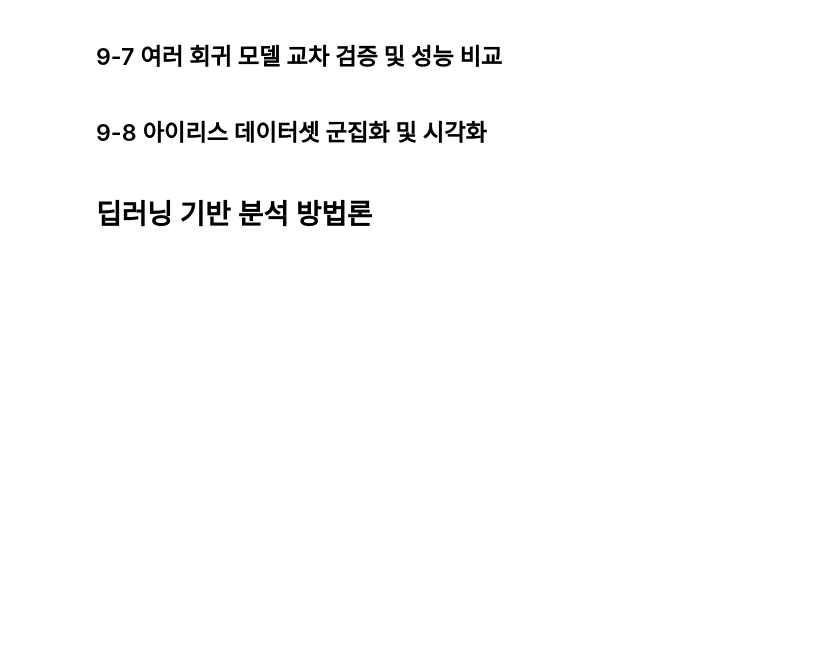
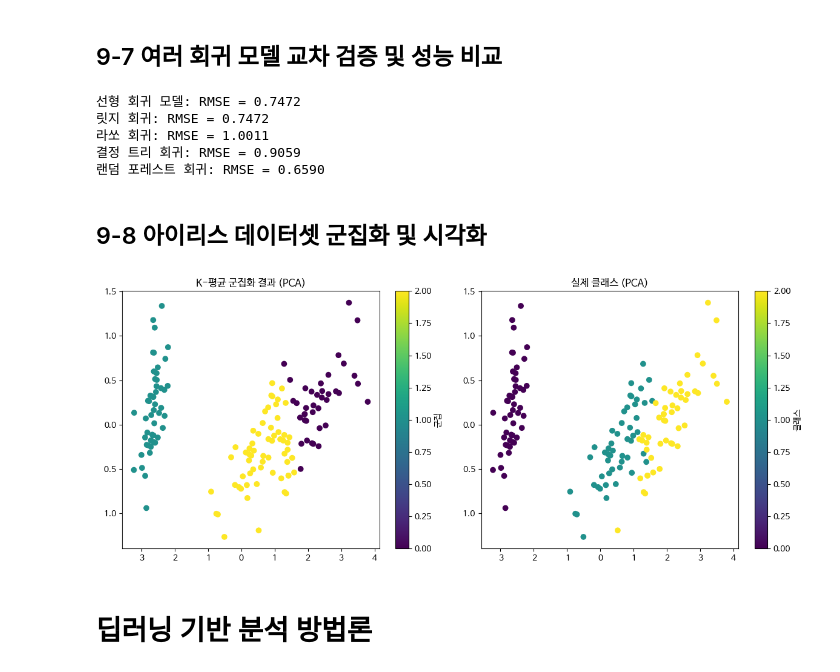
Before and after one commit to LDoHun/Data-Analysis-with-Open-Source, a Jupyter notebook: 오픈소스_데이터_분석_9강.ipynb, the cells around one changed output. Cells and saved outputs as stored; diff of their text form; code cells hidden in the pictures; blank space fills up the shorter version.

```diff
--- a/오픈소스_데이터_분석_9강.ipynb
+++ b/오픈소스_데이터_분석_9강.ipynb
@@ -226,7 +256,7 @@ from sklearn.ensemble import RandomForestRegressor
 from sklearn.model_selection import cross_val_score
 from sklearn.datasets import fetch_california_housing
 from sklearn.metrics import mean_squared_error, r2_score
-
+# 오차가 제일 낮은게 좋음
 ## 캘리포니아 주택 데이터셋 로드
 california = fetch_california_housing()
 X = california.data
@@ -234,47 +264,64 @@ y = california.target
 
 ## 다양한 회귀 모델 정의
 models = {
+    '선형 회귀 모델' : LinearRegression(),
+    '릿지 회귀': Ridge(),
+    '라쏘 회귀': Lasso(),
+    '결정 트리 회귀' : DecisionTreeRegressor(),
+    '랜덤 포레스트 회귀': RandomForestRegressor() #시간이 좀 걸림...
 }
 
 ## 각 모델별 교차 검증 수행 및 RMSE 출력
 for name, model in models.items():
     ## 5-폴드 교차 검증으로 MSE(평균 제곱 오차) 계산
-    scores = cross_val_score(model, X, y, cv=5, scoring='neg_mean_squared_error')
+    scores = cross_val_score(model, X, y, cv=5, scoring='neg_mean_squared_error') # 얼마나 평균적으로 오차가 있는지
     rmse = (-scores.mean()) ** 0.5 ## MSE를 RMSE로 변환
     print(f"{name}: RMSE = {rmse:.4f}")
+# %% [output]
+선형 회귀 모델: RMSE = 0.7472
+릿지 회귀: RMSE = 0.7472
+라쏘 회귀: RMSE = 1.0011
+결정 트리 회귀: RMSE = 0.9059
+랜덤 포레스트 회귀: RMSE = 0.6590
 # %% [markdown]
 ## 9-8 아이리스 데이터셋 군집화 및 시각화
 # %%
 from sklearn.cluster import KMeans, DBSCAN
 from sklearn.decomposition import PCA
 import matplotlib.pyplot as plt
 from sklearn.datasets import load_iris
 
 ## 아이리스 데이터셋 로드
 iris = load_iris()
 X = iris.data
 y = iris.target
 
 ## K-평균 군집화 수행
+kmeans = KMeans(n_clusters=3)
+cluster_labels = kmeans.fit_predict(X)
 
 ## PCA를 이용한 차원 축소 (2차원)
+pca = PCA(n_components=2)
+X_pca = pca.fit_transform(X)
 
 ## 군집화 결과 및 실제 클래스 시각화
 plt.figure(figsize=(12, 5))
 
 ## K-평균 군집화 결과 시각화
 plt.subplot(1, 2, 1)
 scatter = plt.scatter(X_pca[:, 0], X_pca[:, 1], c=cluster_labels, cmap='viridis')
 plt.title('K-평균 군집화 결과 (PCA)')
 plt.colorbar(scatter, label='군집')
 
 ## 실제 클래스 시각화
 plt.subplot(1, 2, 2)
 scatter = plt.scatter(X_pca[:, 0], X_pca[:, 1], c=y, cmap='viridis')
 plt.title('실제 클래스 (PCA)')
 plt.colorbar(scatter, label='클래스')
 plt.tight_layout()
 plt.show()
+# %% [output]
+[figure, added]
 # %% [markdown]
 # 딥러닝 기반 분석 방법론
 # %% [markdown]
```
Also changed, not shown: parts of 6 cells of this notebook.
